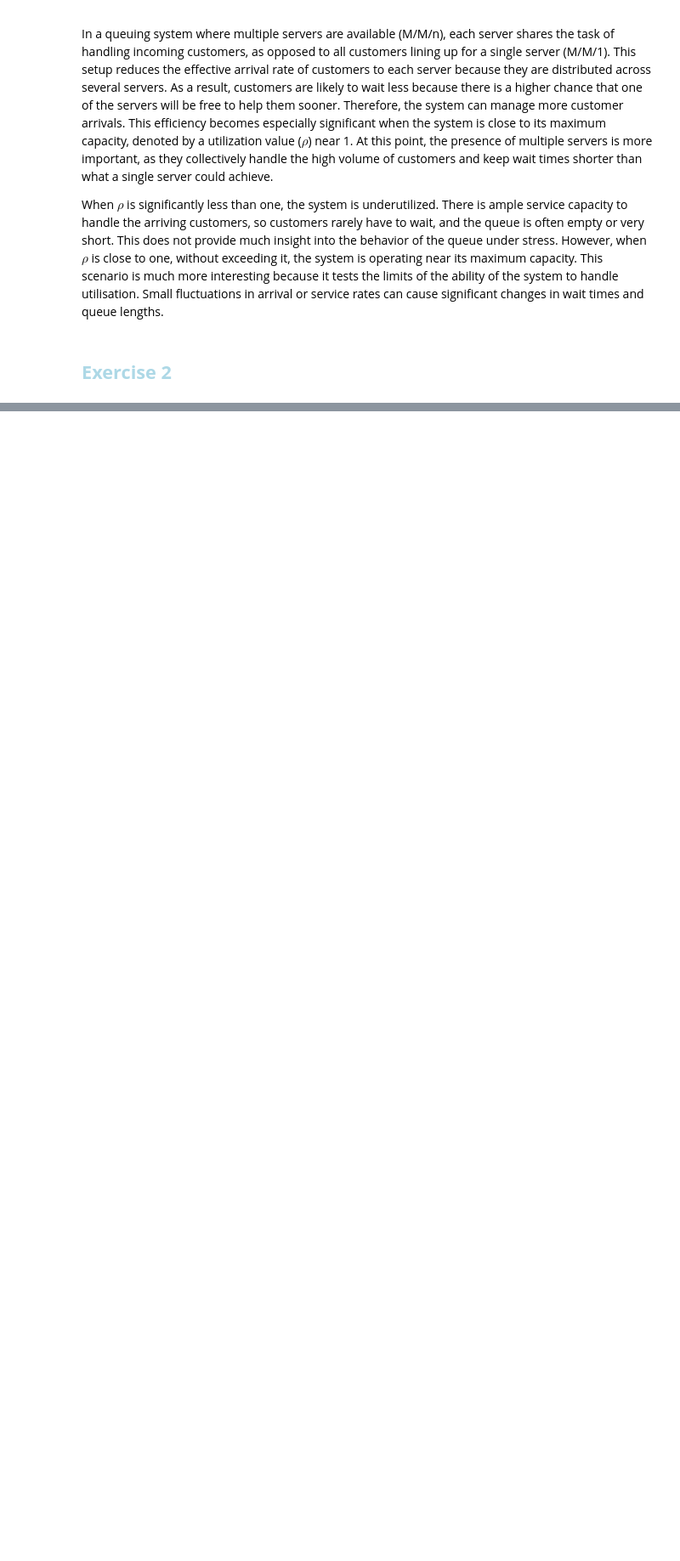
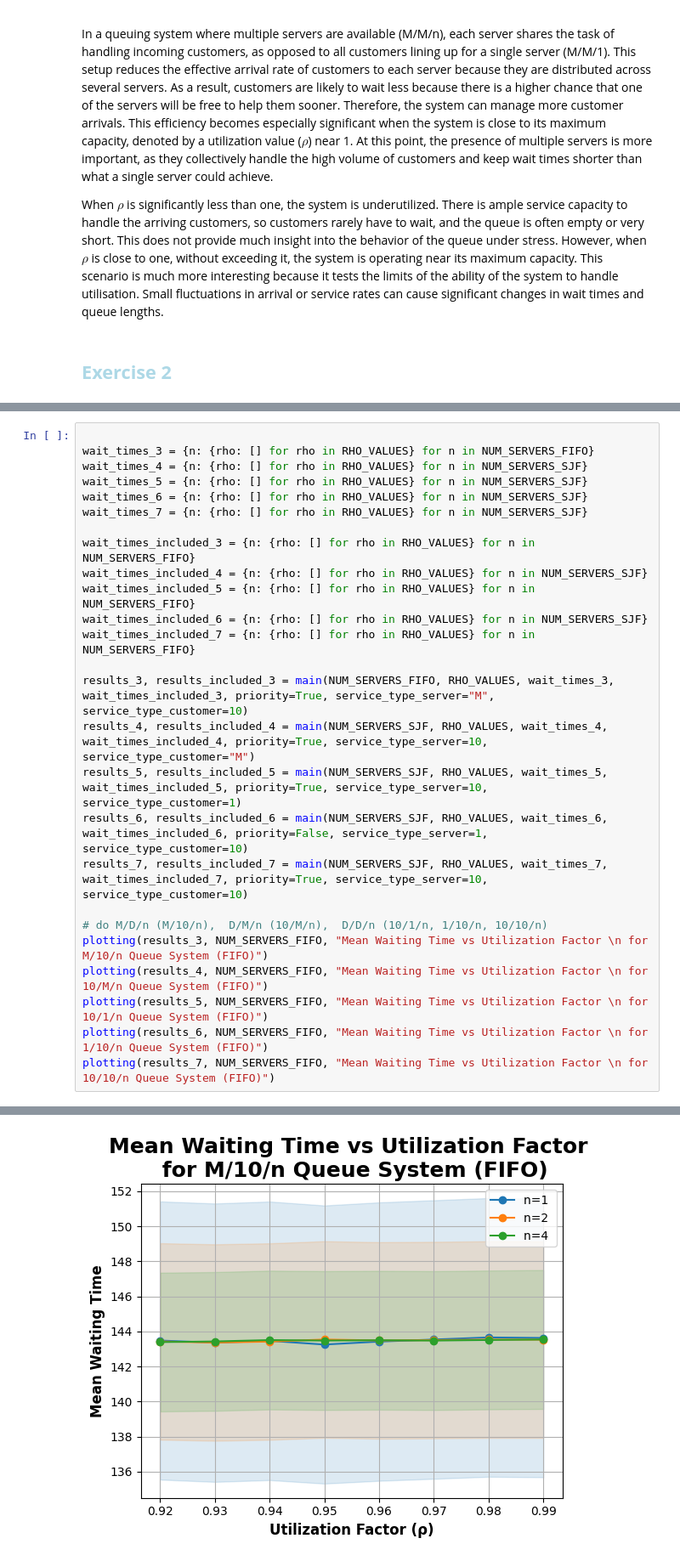
Before and after one commit to BiggusVickus/Stochastic_Simulation, a Jupyter notebook: Assignment 2/DES_assignment2.ipynb, the cells around one changed output, grey strips where cells are left out. Shown at 85% size. Saved outputs shown, nothing was run; the diff lists cells and outputs as text; blank space fills up the shorter version.

```diff
--- a/Assignment 2/DES_assignment2.ipynb
+++ b/Assignment 2/DES_assignment2.ipynb
@@ -277,0 +282,27 @@ plotting(results_1, NUM_SERVERS_1, "Comparing FIFO and SJF (Without \n ervice Ti
+# %%
+
+wait_times_3 = {n: {rho: [] for rho in RHO_VALUES} for n in NUM_SERVERS_FIFO}
+wait_times_4 = {n: {rho: [] for rho in RHO_VALUES} for n in NUM_SERVERS_SJF}
+wait_times_5 = {n: {rho: [] for rho in RHO_VALUES} for n in NUM_SERVERS_SJF}
+wait_times_6 = {n: {rho: [] for rho in RHO_VALUES} for n in NUM_SERVERS_SJF}
+wait_times_7 = {n: {rho: [] for rho in RHO_VALUES} for n in NUM_SERVERS_SJF}
+
+wait_times_included_3 = {n: {rho: [] for rho in RHO_VALUES} for n in NUM_SERVERS_FIFO}
+wait_times_included_4 = {n: {rho: [] for rho in RHO_VALUES} for n in NUM_SERVERS_SJF}
+wait_times_included_5 = {n: {rho: [] for rho in RHO_VALUES} for n in NUM_SERVERS_FIFO}
+wait_times_included_6 = {n: {rho: [] for rho in RHO_VALUES} for n in NUM_SERVERS_SJF}
+wait_times_included_7 = {n: {rho: [] for rho in RHO_VALUES} for n in NUM_SERVERS_FIFO}
+
+results_3, results_included_3 = main(NUM_SERVERS_FIFO, RHO_VALUES, wait_times_3, wait_times_included_3, priority=True, service_type_server="M", service_type_customer=10)
+results_4, results_included_4 = main(NUM_SERVERS_SJF, RHO_VALUES, wait_times_4, wait_times_included_4, priority=True, service_type_server=10, service_type_customer="M")
+results_5, results_included_5 = main(NUM_SERVERS_SJF, RHO_VALUES, wait_times_5, wait_times_included_5, priority=True, service_type_server=10, service_type_customer=1)
+results_6, results_included_6 = main(NUM_SERVERS_SJF, RHO_VALUES, wait_times_6, wait_times_included_6, priority=False, service_type_server=1, service_type_customer=10)
+results_7, results_included_7 = main(NUM_SERVERS_SJF, RHO_VALUES, wait_times_7, wait_times_included_7, priority=True, service_type_server=10, service_type_customer=10)
+
+# do M/D/n (M/10/n),  D/M/n (10/M/n),  D/D/n (10/1/n, 1/10/n, 10/10/n)
+plotting(results_3, NUM_SERVERS_FIFO, "Mean Waiting Time vs Utilization Factor \n for M/10/n Queue System (FIFO)")
+plotting(results_4, NUM_SERVERS_FIFO, "Mean Waiting Time vs Utilization Factor \n for 10/M/n Queue System (FIFO)")
+plotting(results_5, NUM_SERVERS_FIFO, "Mean Waiting Time vs Utilization Factor \n for 10/1/n Queue System (FIFO)")
+plotting(results_6, NUM_SERVERS_FIFO, "Mean Waiting Time vs Utilization Factor \n for 1/10/n Queue System (FIFO)")
+plotting(results_7, NUM_SERVERS_FIFO, "Mean Waiting Time vs Utilization Factor \n for 10/10/n Queue System (FIFO)")
+# %% [output]
@@ -277,0 +343 @@ plotting(results_1, NUM_SERVERS_1, "Comparing FIFO and SJF (Without \n ervice Ti
+[figure, added]
```
Also changed, not shown: parts of 6 cells of this notebook.
